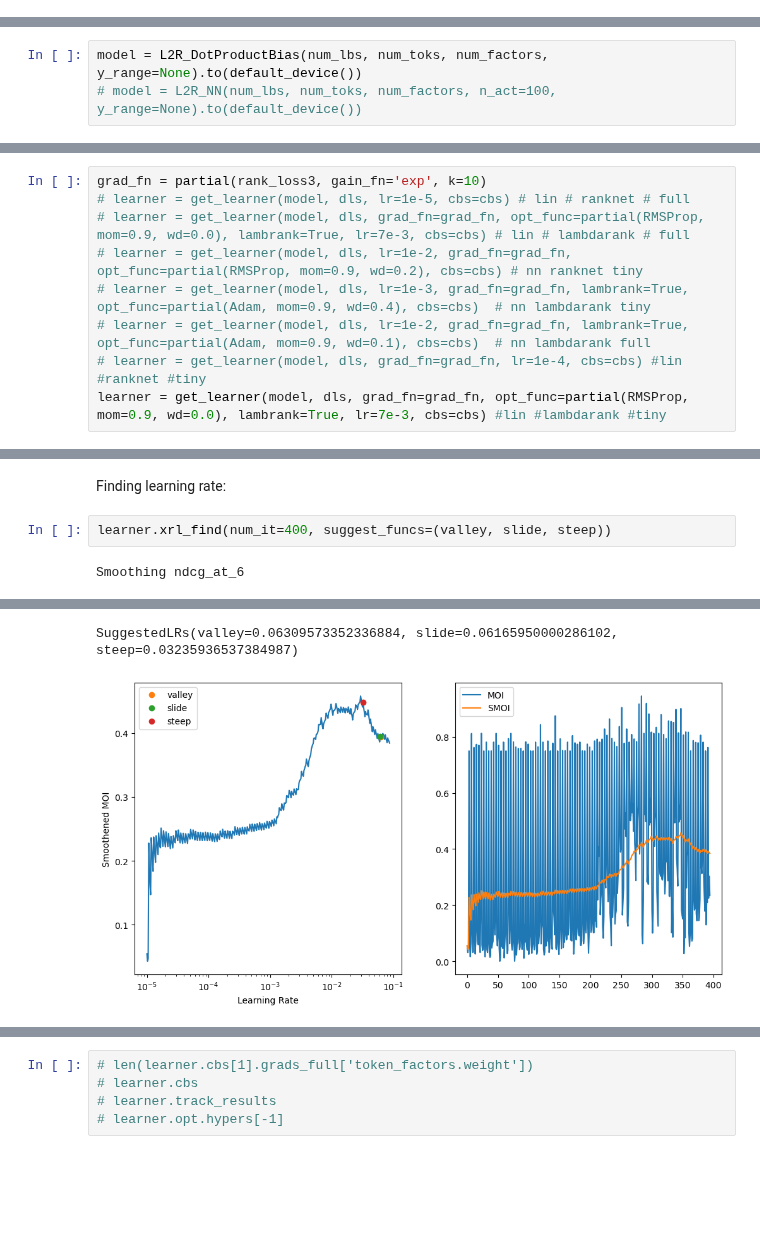
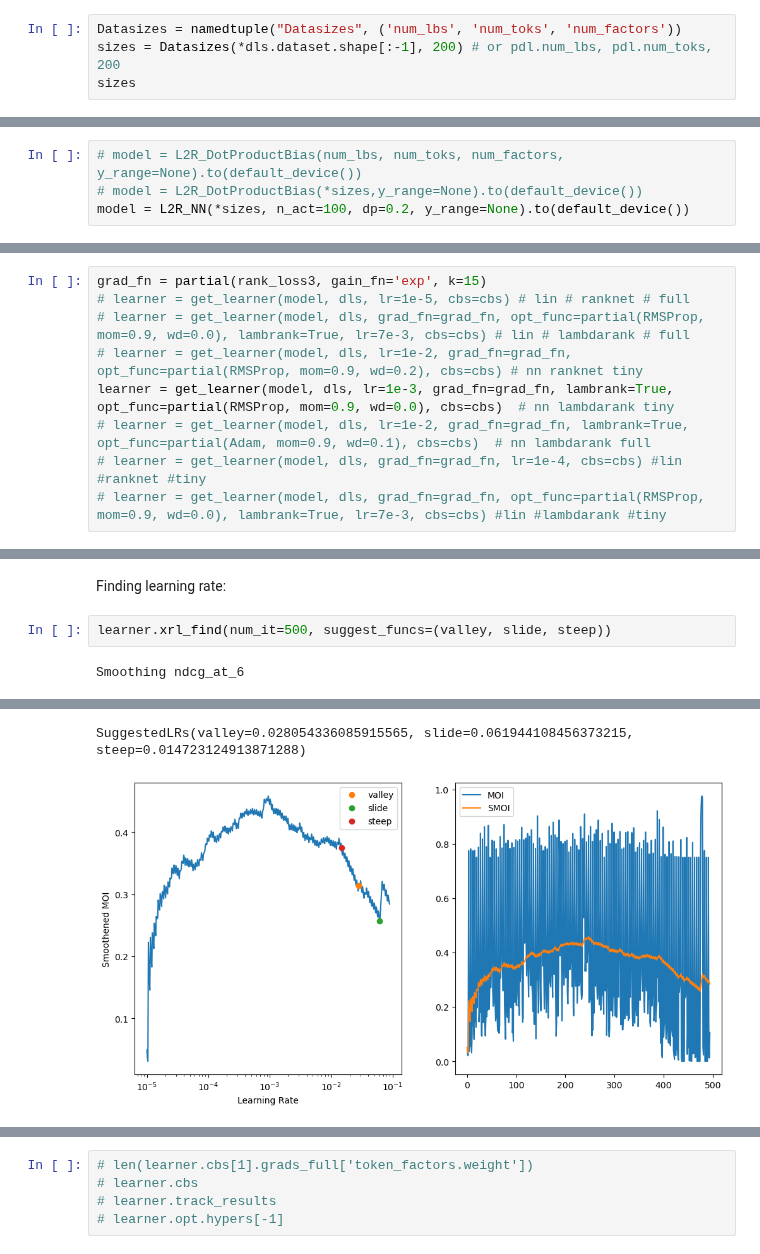
Before and after one commit to debjyotiSRoy/xcube, a Jupyter notebook: nbs/17_tutorial.train_l2r.ipynb, the cells around one changed output, grey strips where cells are left out. Cells and saved outputs as stored; diff of their text form; blank space fills up the shorter version.

```diff
--- a/nbs/17_tutorial.train_l2r.ipynb
+++ b/nbs/17_tutorial.train_l2r.ipynb
@@ -794,0 +781,4 @@ ic| num_lbs: 104, num_toks: 328, num_factors: 200
+# %%
+Datasizes = namedtuple("Datasizes", ('num_lbs', 'num_toks', 'num_factors'))
+sizes = Datasizes(*dls.dataset.shape[:-1], 200) # or pdl.num_lbs, pdl.num_toks, 200
+sizes
@@ -795,6 +787,7 @@ ic| num_lbs: 104, num_toks: 328, num_factors: 200
 # %%
-model = L2R_DotProductBias(num_lbs, num_toks, num_factors, y_range=None).to(default_device())
-# model = L2R_NN(num_lbs, num_toks, num_factors, n_act=100, y_range=None).to(default_device())
+# model = L2R_DotProductBias(num_lbs, num_toks, num_factors, y_range=None).to(default_device())
+# model = L2R_DotProductBias(*sizes,y_range=None).to(default_device())
+model = L2R_NN(*sizes, n_act=100, dp=0.2, y_range=None).to(default_device())
 # %% [markdown]
 **Create the `Learner` and train:**
 # %%
@@ -807,14 +800,14 @@ cbs = [TrainEval(), TrackResults(train_metrics=True, beta=0.98), ProgressBarCall
 # %%
 from fastai.optimizer import *
 # %%
-grad_fn = partial(rank_loss3, gain_fn='exp', k=10)
+grad_fn = partial(rank_loss3, gain_fn='exp', k=15)
 # learner = get_learner(model, dls, lr=1e-5, cbs=cbs) # lin # ranknet # full
 # learner = get_learner(model, dls, grad_fn=grad_fn, opt_func=partial(RMSProp, mom=0.9, wd=0.0), lambrank=True, lr=7e-3, cbs=cbs) # lin # lambdarank # full
 # learner = get_learner(model, dls, lr=1e-2, grad_fn=grad_fn, opt_func=partial(RMSProp, mom=0.9, wd=0.2), cbs=cbs) # nn ranknet tiny
-# learner = get_learner(model, dls, lr=1e-3, grad_fn=grad_fn, lambrank=True, opt_func=partial(Adam, mom=0.9, wd=0.4), cbs=cbs)  # nn lambdarank tiny
+learner = get_learner(model, dls, lr=1e-3, grad_fn=grad_fn, lambrank=True, opt_func=partial(RMSProp, mom=0.9, wd=0.0), cbs=cbs)  # nn lambdarank tiny
 # learner = get_learner(model, dls, lr=1e-2, grad_fn=grad_fn, lambrank=True, opt_func=partial(Adam, mom=0.9, wd=0.1), cbs=cbs)  # nn lambdarank full
 # learner = get_learner(model, dls, grad_fn=grad_fn, lr=1e-4, cbs=cbs) #lin #ranknet #tiny
-learner = get_learner(model, dls, grad_fn=grad_fn, opt_func=partial(RMSProp, mom=0.9, wd=0.0), lambrank=True, lr=7e-3, cbs=cbs) #lin #lambdarank #tiny
+# learner = get_learner(model, dls, grad_fn=grad_fn, opt_func=partial(RMSProp, mom=0.9, wd=0.0), lambrank=True, lr=7e-3, cbs=cbs) #lin #lambdarank #tiny
 # %%
 #| eval:false
 learner.path = tmp
@@ -866,7 +859,7 @@ plt.show()
 # %% [markdown]
 Finding learning rate:
 # %%
-learner.xrl_find(num_it=400, suggest_funcs=(valley, slide, steep))
+learner.xrl_find(num_it=500, suggest_funcs=(valley, slide, steep))
 # %% [output]
 Smoothing ndcg_at_6
 [interactive output not drawn]
@@ -890,3 +883,3 @@ Smoothing ndcg_at_6
-SuggestedLRs(valley=0.06309573352336884, slide=0.06165950000286102, steep=0.03235936537384987)
+SuggestedLRs(valley=0.028054336085915565, slide=0.061944108456373215, steep=0.014723124913871288)
-[figure, old version]
+[figure, new version]
 # %%
```
Also changed, not shown: parts of 22 cells of this notebook, 8 other files.
